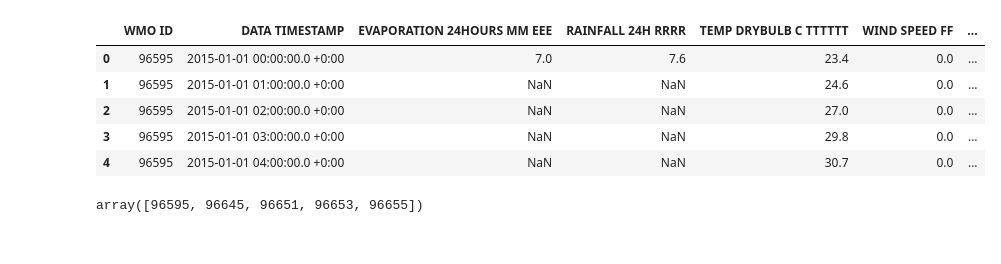
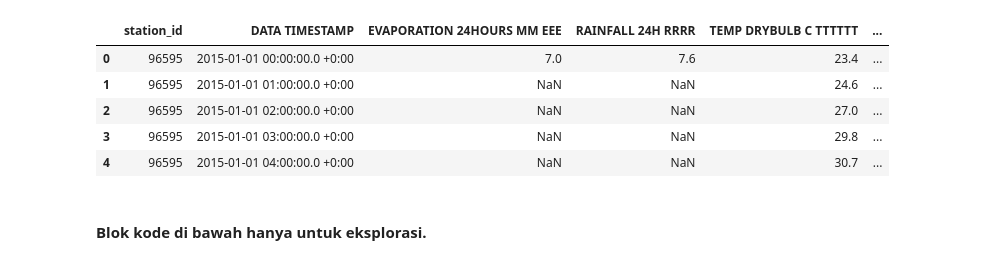
Before and after one commit to rezabayu/ffmc_dc, a Jupyter notebook: notebooks/00_open_explore.ipynb, the cells around one changed output. Saved outputs shown, nothing was run; the diff lists cells and outputs as text; code cells hidden in the pictures.

Commit message:
Finishing EDA & Tidying data

```diff
--- a/notebooks/00_open_explore.ipynb
+++ b/notebooks/00_open_explore.ipynb
@@ -1,4 +1,11 @@
 # %%
+# ------------------------------------------------------------------
+# 0. Imports & paths
+# ------------------------------------------------------------------
+import math
 import pandas as pd
 from pathlib import Path
 import numpy as np
+
+RAW_CSV = Path("/home/rzby/ffmc_dc/data/raw/export-ME48-2015-01-01-2024-01-01.csv")           # adjust as needed
+UTC_OFFSET = 8
@@ -9,14 +12,26 @@ OUT.mkdir(parents=True, exist_ok=True)
 # %%
-data = pd.read_csv('/home/rzby/ffmc_dc/data/raw/export-ME48-2015-01-01-2024-01-01.csv', low_memory=False)
-data.head()
+# ------------------------------------------------------------------
+# 1. Read raw file (timestamps are *UTC*)
+# ------------------------------------------------------------------
+df = pd.read_csv(RAW_CSV)
+
+# --- identify the station column once
+station_col = [c for c in df.columns if "WMO" in c.upper()][0]
+df = df.rename(columns={station_col: "station_id"})
+
+df["ts_utc"]      = pd.to_datetime(df["DATA TIMESTAMP"], utc=True)
+df["ts_local"]    = df["ts_utc"] + pd.Timedelta(hours=8)          # UTC+8
+df["local_hour"]  = df["ts_local"].dt.hour
+df["date_local"]  = df["ts_local"].dt.floor("D")                  # local calendar day
+
+# unit fix (knots  km h-1)
+df["wind_kmh"] = df["WIND SPEED FF"] * 1.852
+
+df.head()
 # %% [output]
-|  | WMO ID | DATA TIMESTAMP | EVAPORATION 24HOURS MM EEE | RAINFALL 24H RRRR | TEMP DRYBULB C TTTTTT | WIND SPEED FF | ... |
-| 0 | 96595 | 2015-01-01 00:00:00.0 +0:00 | 7.0 | 7.6 | 23.4 | 0.0 | ... |
-| 1 | 96595 | 2015-01-01 01:00:00.0 +0:00 | NaN | NaN | 24.6 | 0.0 | ... |
-| 2 | 96595 | 2015-01-01 02:00:00.0 +0:00 | NaN | NaN | 27.0 | 0.0 | ... |
-| 3 | 96595 | 2015-01-01 03:00:00.0 +0:00 | NaN | NaN | 29.8 | 0.0 | ... |
-| 4 | 96595 | 2015-01-01 04:00:00.0 +0:00 | NaN | NaN | 30.7 | 0.0 | ... |
+|  | station_id | DATA TIMESTAMP | EVAPORATION 24HOURS MM EEE | RAINFALL 24H RRRR | TEMP DRYBULB C TTTTTT | ... |
+| 0 | 96595 | 2015-01-01 00:00:00.0 +0:00 | 7.0 | 7.6 | 23.4 | ... |
+| 1 | 96595 | 2015-01-01 01:00:00.0 +0:00 | NaN | NaN | 24.6 | ... |
+| 2 | 96595 | 2015-01-01 02:00:00.0 +0:00 | NaN | NaN | 27.0 | ... |
+| 3 | 96595 | 2015-01-01 03:00:00.0 +0:00 | NaN | NaN | 29.8 | ... |
+| 4 | 96595 | 2015-01-01 04:00:00.0 +0:00 | NaN | NaN | 30.7 | ... |
-# %%
-data['WMO ID'].unique()
-# %% [output]
-array([96595, 96645, 96651, 96653, 96655])
@@ -25,3 +38,5 @@ data['WMO ID'] = data['WMO ID'].astype(str)
+# %% [markdown]
+#### Blok kode di bawah hanya untuk eksplorasi.
 # %%
 def stratified_sample(df, stratify_col, n, random_state=None):
     """
```
Also changed, not shown: parts of 15 cells of this notebook, 5 other files.
